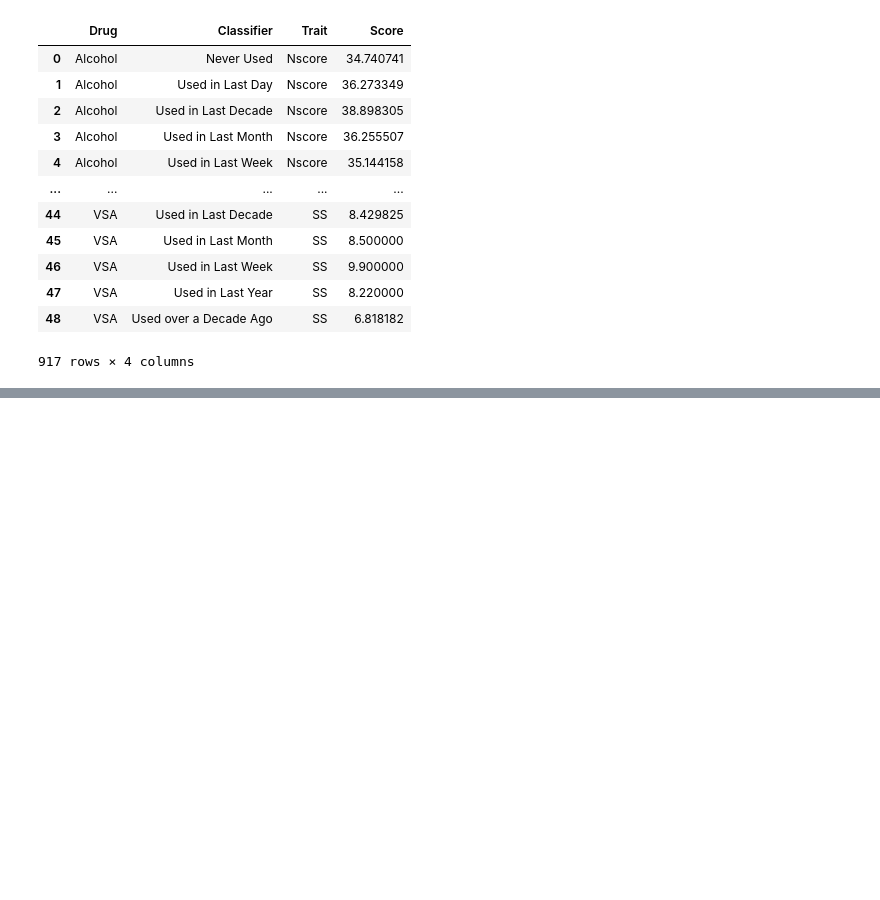
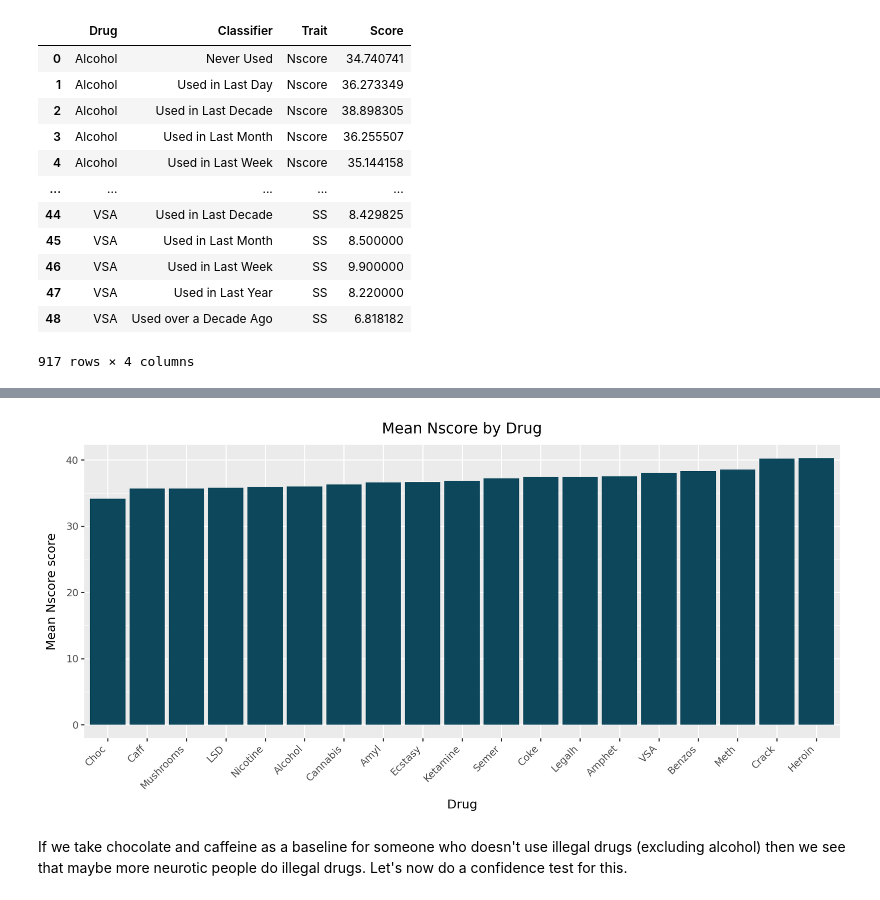
Before and after one commit to RichardMJaks/drug-use-analysis, a Jupyter notebook: main.ipynb, the cells around one changed output, grey strips where cells are left out. Saved outputs shown, nothing was run; the diff lists cells and outputs as text; code cells hidden in the pictures; blank space fills up the shorter version.

Commit message:
Added personality comparison of different drugs with Signifigance tests

```diff
--- a/main.ipynb
+++ b/main.ipynb
@@ -228,0 +230,36 @@ grouped_usage
+# %%
+def plot_trait_by_drug(grouped_usage, trait):
+    trait_means = (
+        grouped_usage[grouped_usage["Trait"] == trait]
+        .groupby("Drug", as_index=False)["Score"]
+        .mean()
+    )
+
+    trait_means = trait_means.assign(
+        Drug=pd.Categorical(
+            trait_means["Drug"],
+            categories=trait_means.sort_values("Score")["Drug"]
+        )
+    )
+
+    return (
+        pn.ggplot(trait_means, pn.aes("Drug", "Score"))
+        + pn.geom_col(fill="#0C475B")
+        + pn.labs(
+            title=f"Mean {trait} by Drug",
+            x="Drug",
+            y=f"Mean {trait} score"
+        )
+        + pn.theme(
+            figure_size=(10, 5),
+            axis_text_x=pn.element_text(rotation=45, hjust=1)
+        )
+    )
+
+# Example:
+plot_trait_by_drug(grouped_usage, "Nscore")
+#plot_trait_by_drug(grouped_usage, "Escore")
+# %% [output]
+[figure, added]
+# %% [markdown]
+If we take chocolate and caffeine as a baseline for someone who doesn't use illegal drugs (excluding alcohol) then we see that maybe more neurotic people do illegal drugs. Let's now do a confidence test for this.
```
Also changed, not shown: parts of 14 cells of this notebook, 1 other file.
